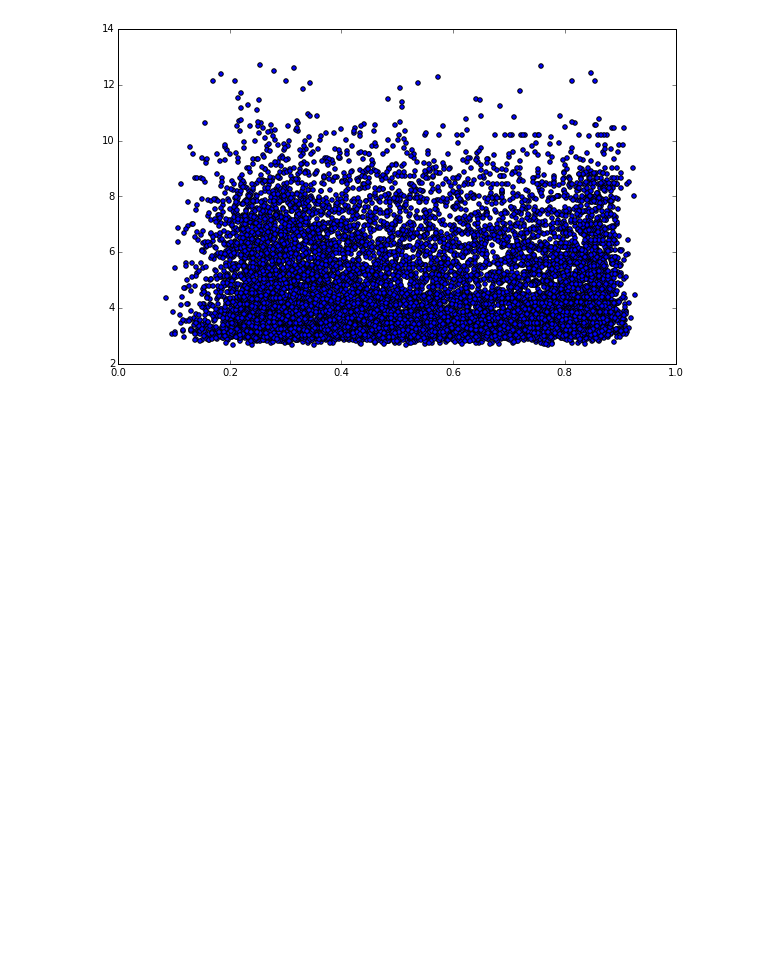
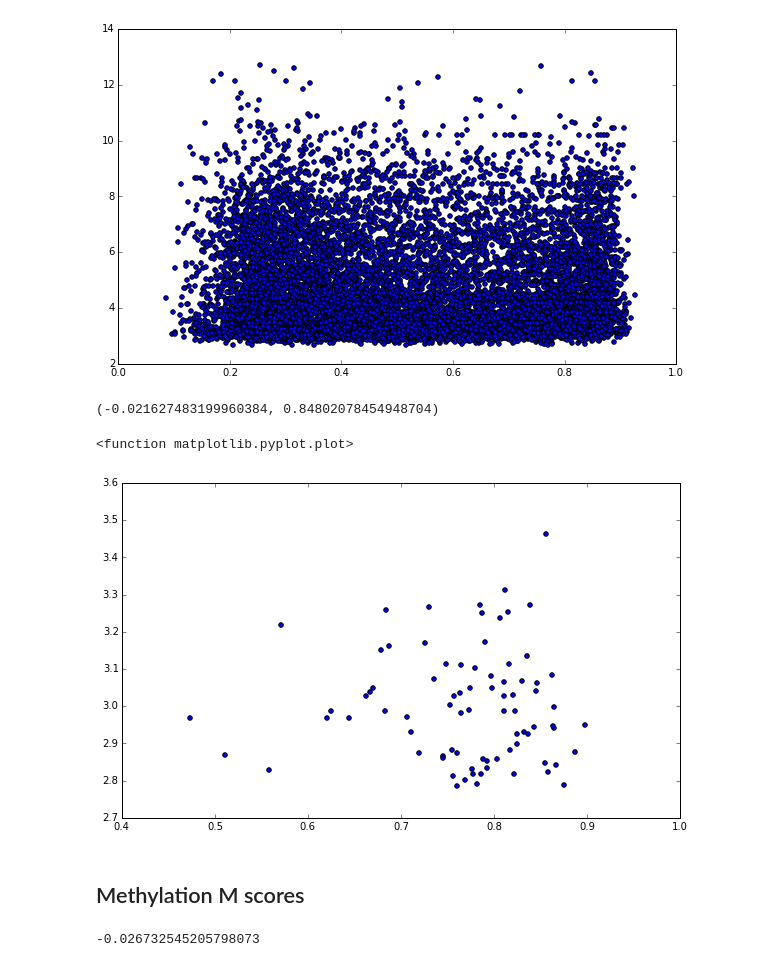
Before and after one commit to joycex99/drug-synergy-modeling, a Jupyter notebook: Molecular_data_correlation.ipynb, the cells around one changed output. Cells and saved outputs as stored; diff of their text form; code cells hidden in the pictures; blank space fills up the shorter version.

```diff
--- a/Molecular_data_correlation.ipynb
+++ b/Molecular_data_correlation.ipynb
@@ -116,3 +121,15 @@ plt.plot()
 # %% [output]
 []
 [figure]
+# %%
+sample_x = methyl.ix[locus_gene.iloc[1]['loci']]
+sample_y = gex.ix[locus_gene.ix[1]['grch38_gene_name']]
+print(stats.pearsonr(sample_x, sample_y))
+plt.scatter(sample_x, sample_y)
+plt.plot
+# %% [output]
+(-0.021627483199960384, 0.84802078454948704)
+<function matplotlib.pyplot.plot>
+[figure, added]
+# %% [markdown]
+## Methylation M scores
@@ -118,0 +143,4 @@ plt.plot()
+# %%
+corr_m['pearson']
+# %% [output]
+-0.026732545205798073
```
Also changed, not shown: parts of 13 cells of this notebook, 4 other files.
